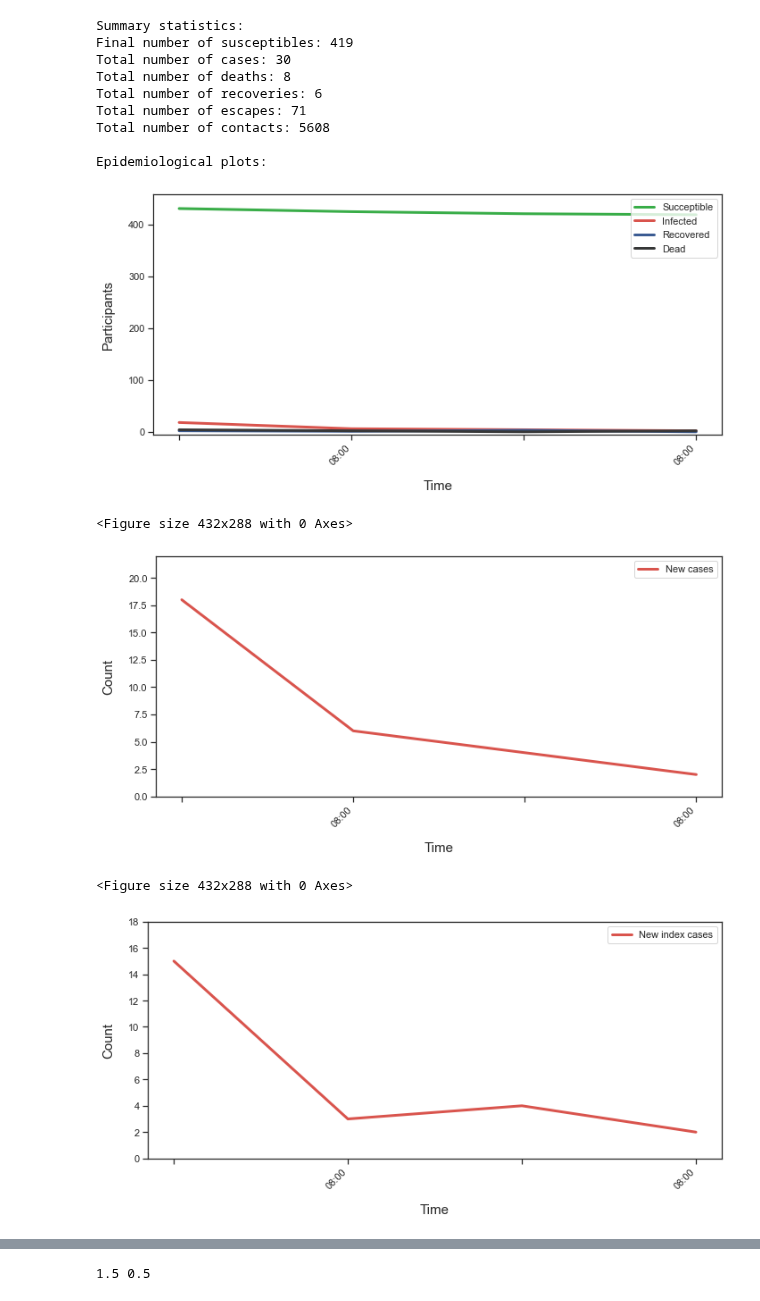
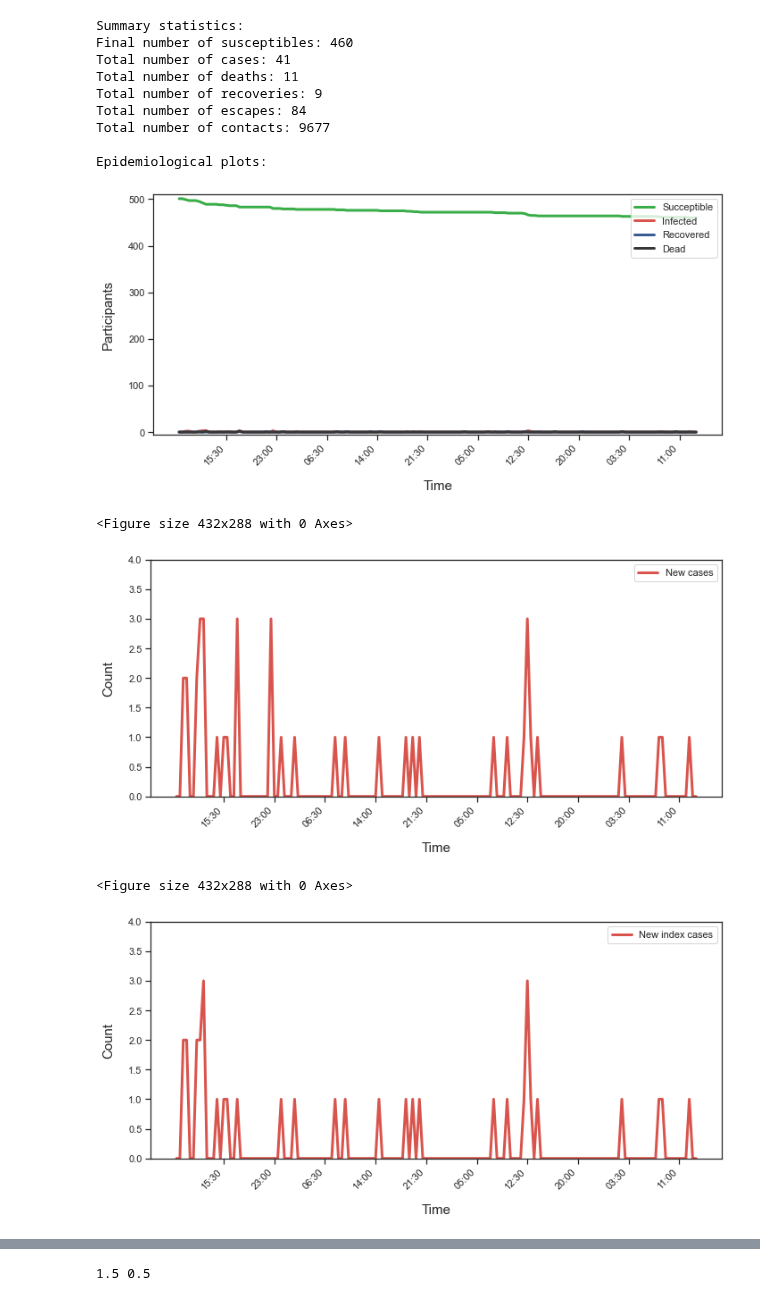
Before and after one commit to colabobio/oo-viz, a Jupyter notebook: plot_epi_curves.ipynb, the cells around one changed output, grey strips where cells are left out. Cells and saved outputs as stored; diff of their text form; code cells hidden in the pictures.

Commit message:
fixed tick spacing in epi plots

```diff
--- a/plot_epi_curves.ipynb
+++ b/plot_epi_curves.ipynb
@@ -59,10 +59,10 @@ if option == 7:
     sim_id = 39
     sim_tz = "US/Mountain"
     time0 = 'Feb 19 2021 8:00AM'
-    time1 = 'Feb 21 2021 8:00AM'
+    time1 = 'Feb 22 2021 11:59PM'
 
 # Time step for plots in minutes
-min_step = 60 * 12
+min_step = 30
 # %%
 # Some config
 
@@ -192,6 +190,9 @@ max_time = max(events['time'])
 first_date = hour_rounder(datetime.fromtimestamp(min_time, tz=timezone))
 last_date = hour_rounder(datetime.fromtimestamp(max_time, tz=timezone))
 
+diff = (last_date - first_date).total_seconds() / (60 * min_step)
+label_spacing = int(diff / 10)
+
 min_time = datetime.timestamp(first_date)
 max_time = datetime.timestamp(last_date)
 
@@ -230,7 +231,8 @@ NC = []
 NRec = []
 NDead = []
 NEsc = []
-index = []
+time_index = []
+time_ticks = []
 tlabels = []
 tlabels_all = []
 
@@ -304,11 +306,10 @@ while t <= max_time:
         CE += [necum]
         NC += [ncont]
         frame += 1
-        index += [frame]
+        time_index += [frame]
         if frame % label_spacing == 0:
             tlabels += [td.strftime('%H:%M')]
-        else:
-            tlabels += [""]
+            time_ticks += [frame]
         tlabels_all += [td.strftime("%m/%d/%Y %H:%M")]
     else:
         pass
@@ -335,11 +336,11 @@ fig, ax = plt.subplots(figsize=(10,5))
 plt.ylim([-5, ntot + 10])
 plt.xlabel("Time", labelpad=15, fontsize=15)
 plt.ylabel("Participants", labelpad=15, fontsize=15)
-ax.plot(index, S, label="Succeptible", color=sns.xkcd_rgb["medium green"], lw=3)
-ax.plot(index, I, label="Infected", color=sns.xkcd_rgb["pale red"], lw=3)
-ax.plot(index, NRec, label="Recovered", color=sns.xkcd_rgb["denim blue"], lw=3)
-ax.plot(index, NDead, label="Dead", color=sns.xkcd_rgb["dark grey"], lw=3)
-plt.xticks(index, tlabels, rotation=45, horizontalalignment="right")
+ax.plot(time_index, S, label="Succeptible", color=sns.xkcd_rgb["medium green"], lw=3)
+ax.plot(time_index, I, label="Infected", color=sns.xkcd_rgb["pale red"], lw=3)
+ax.plot(time_index, NRec, label="Recovered", color=sns.xkcd_rgb["denim blue"], lw=3)
+ax.plot(time_index, NDead, label="Dead", color=sns.xkcd_rgb["dark grey"], lw=3)
+plt.xticks(time_ticks, tlabels, rotation=45, horizontalalignment="right")
 plt.legend(loc='upper right')
 plt.tight_layout()
 plt.show()
@@ -351,8 +352,8 @@ fig, ax = plt.subplots(figsize=(10,5))
 plt.ylim([0, math.ceil(max(I) * 1.2)])
 plt.xlabel("Time", labelpad=15, fontsize=15)
 plt.ylabel("Count", labelpad=15, fontsize=15)
-ax.plot(index, I, label="New cases", color=sns.xkcd_rgb["pale red"], lw=3)
-plt.xticks(index, tlabels, rotation=45, horizontalalignment="right")
+ax.plot(time_index, I, label="New cases", color=sns.xkcd_rgb["pale red"], lw=3)
+plt.xticks(time_ticks, tlabels, rotation=45, horizontalalignment="right")
 plt.legend(loc='upper right')
 plt.tight_layout()
 plt.show()
@@ -364,8 +365,8 @@ fig, ax = plt.subplots(figsize=(10,5))
 plt.ylim([0, math.ceil(max(I0) * 1.2)])
 plt.xlabel("Time", labelpad=15, fontsize=15)
 plt.ylabel("Count", labelpad=15, fontsize=15)
-ax.plot(index, I0, label="New index cases", color=sns.xkcd_rgb["pale red"], lw=3)
-plt.xticks(index, tlabels, rotation=45, horizontalalignment="right")
+ax.plot(time_index, I0, label="New index cases", color=sns.xkcd_rgb["pale red"], lw=3)
+plt.xticks(time_ticks, tlabels, rotation=45, horizontalalignment="right")
 plt.legend(loc='upper right')
 plt.tight_layout()
 plt.show()
@@ -377,8 +378,8 @@ fig, ax = plt.subplots(figsize=(10,5))
 plt.ylim([0, math.ceil(max(I2) * 1.2)])
 plt.xlabel("Time", labelpad=15, fontsize=15)
 plt.ylabel("Count", labelpad=15, fontsize=15)
-ax.plot(index, I2, label="New secondary cases", color=sns.xkcd_rgb["pale red"], lw=3)
-plt.xticks(index, tlabels, rotation=45, horizontalalignment="right")
+ax.plot(time_index, I2, label="New secondary cases", color=sns.xkcd_rgb["pale red"], lw=3)
+plt.xticks(time_ticks, tlabels, rotation=45, horizontalalignment="right")
 plt.legend(loc='upper right')
 plt.tight_layout()
 plt.show()
@@ -390,8 +391,8 @@ fig, ax = plt.subplots(figsize=(10,5))
 plt.ylim([0, math.ceil(max(C) * 1.2)])
 plt.xlabel("Time", labelpad=15, fontsize=15)
 plt.ylabel("Count", labelpad=15, fontsize=15)
-ax.plot(index, C, label="Cumulative cases", color=sns.xkcd_rgb["black"], lw=3)
-plt.xticks(index, tlabels, rotation=45, horizontalalignment="right")
+ax.plot(time_index, C, label="Cumulative cases", color=sns.xkcd_rgb["black"], lw=3)
+plt.xticks(time_ticks, tlabels, rotation=45, horizontalalignment="right")
 plt.legend(loc='upper right')
 plt.tight_layout()
 plt.show()
@@ -403,8 +404,8 @@ fig, ax = plt.subplots(figsize=(10,5))
 plt.ylim([0, math.ceil(max(CD) * 1.2)])
 plt.xlabel("Time", labelpad=15, fontsize=15)
 plt.ylabel("Count", labelpad=15, fontsize=15)
-ax.plot(index, CD, label="Cumulative deaths", color=sns.xkcd_rgb["black"], lw=3)
-plt.xticks(index, tlabels, rotation=45, horizontalalignment="right")
+ax.plot(time_index, CD, label="Cumulative deaths", color=sns.xkcd_rgb["black"], lw=3)
+plt.xticks(time_ticks, tlabels, rotation=45, horizontalalignment="right")
 plt.legend(loc='upper right')
 plt.tight_layout()
 plt.show()
@@ -416,51 +417,51 @@ fig, ax = plt.subplots(figsize=(10,5))
 plt.ylim([0, math.ceil(max(CR) * 1.2)])
 plt.xlabel("Time", labelpad=15, fontsize=15)
 plt.ylabel("Count", labelpad=15, fontsize=15)
-ax.plot(index, CR, label="Cumulative recoveries", color=sns.xkcd_rgb["black"], lw=3)
-plt.xticks(index, tlabels, rotation=45, horizontalalignment="right")
+ax.plot(time_index, CR, label="Cumulative recoveries", color=sns.xkcd_rgb["black"], lw=3)
+plt.xticks(time_ticks, tlabels, rotation=45, horizontalalignment="right")
 plt.legend(loc='upper right')
 plt.tight_layout()
 plt.show()
 fig.savefig(os.path.join(output_folder, "cumulative-recoveries.pdf"))
 
 # Cumulative escapes plot
 plt.clf()
 fig, ax = plt.subplots(figsize=(10,5))
 plt.ylim([0, math.ceil(max(CE) * 1.2)])
 plt.xlabel("Time", labelpad=15, fontsize=15)
 plt.ylabel("Count", labelpad=15, fontsize=15)
-ax.plot(index, CE, label="Cumulative escapes", color=sns.xkcd_rgb["black"], lw=3)
-plt.xticks(index, tlabels, rotation=45, horizontalalignment="right")
+ax.plot(time_index, CE, label="Cumulative escapes", color=sns.xkcd_rgb["black"], lw=3)
+plt.xticks(time_ticks, tlabels, rotation=45, horizontalalignment="right")
 plt.legend(loc='upper right')
 plt.tight_layout()
 plt.show()
 fig.savefig(os.path.join(output_folder, "cumulative-escapes.pdf"))
 
 # Number of contacts plot
 plt.clf()
 fig, ax = plt.subplots(figsize=(10,5))
 plt.ylim([0, math.ceil(max(NC) * 1.2)])
 plt.xlabel("Time", labelpad=15, fontsize=15)
 plt.ylabel("Count", labelpad=15, fontsize=15)
-ax.plot(index, NC, label="Number of contacts", color=sns.xkcd_rgb["black"], lw=3)
-plt.xticks(index, tlabels, rotation=45, horizontalalignment="right")
+ax.plot(time_index, NC, label="Number of contacts", color=sns.xkcd_rgb["black"], lw=3)
+plt.xticks(time_ticks, tlabels, rotation=45, horizontalalignment="right")
 plt.legend(loc='upper right')
 plt.tight_layout()
 plt.show()
 fig.savefig(os.path.join(output_folder, "number-contacts-curve.pdf"))
 # %% [output]
 Summary statistics:
-Final number of susceptibles: 419
-Total number of cases: 30
-Total number of deaths: 8
-Total number of recoveries: 6
-Total number of escapes: 71
-Total number of contacts: 5608
+Final number of susceptibles: 460
+Total number of cases: 41
+Total number of deaths: 11
+Total number of recoveries: 9
+Total number of escapes: 84
+Total number of contacts: 9677
 
 Epidemiological plots:
-[figure, old version]
+[figure, new version]
 <Figure size 432x288 with 0 Axes>
-[figure, old version]
+[figure, new version]
 <Figure size 432x288 with 0 Axes>
-[figure, old version]
+[figure, new version]
 <Figure size 432x288 with 0 Axes>
```
Also changed, not shown: parts of 6 cells of this notebook.
